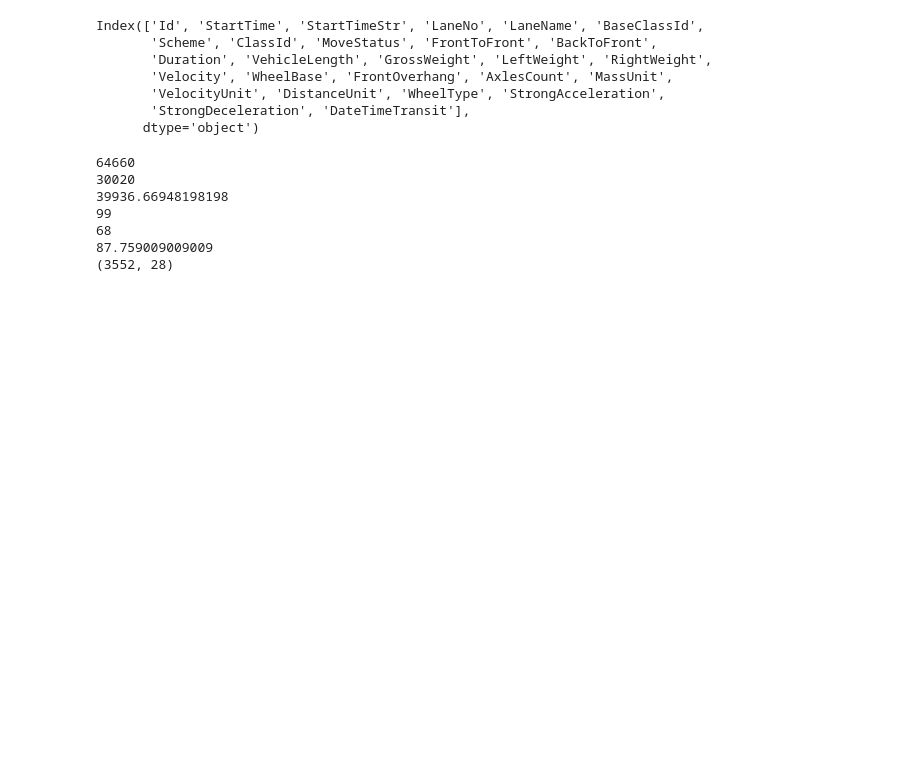
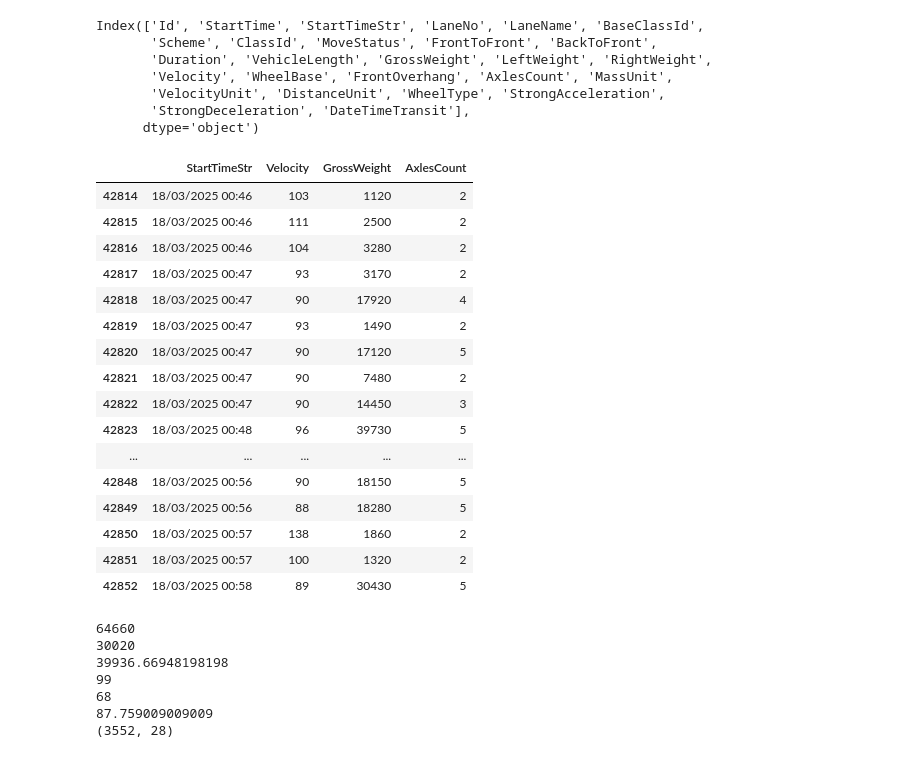
Before and after one commit to Thomas-Lohith/industry_time_series, a Jupyter notebook: src/research/notebooks/weighing_data.ipynb, the cells around one changed output. Cells and saved outputs as stored; diff of their text form; code cells hidden in the pictures; blank space fills up the shorter version.

Commit message:
tracking vehicle progression for 15min interval experiments bcoz easy to fuse with other 15min interval data

```diff
--- a/src/research/notebooks/weighing_data.ipynb
+++ b/src/research/notebooks/weighing_data.ipynb
@@ -25,3 +41,5 @@ NameError: name 'df' is not defined
 # %%
-print(df[45897:45908])
+#filtering every 15min vehciles data by hardcoding the index from the excels sheets
+df_filtered = df[42814:42853]
+print(df_filtered)
 # %% [output]
@@ -39,5 +71,25 @@ Index(['Id', 'StartTime', 'StartTimeStr', 'LaneNo', 'LaneName', 'BaseClassId',
        'StrongDeceleration', 'DateTimeTransit'],
       dtype='object')
 # %%
-df = df[['StartTimeStr', 'Velocity', 'GrossWeight' ]]
+df_export = df_filtered[['StartTimeStr', 'Velocity', 'GrossWeight', 'AxlesCount' ]]
+# %%
+df_export
+# %% [output]
+|  | StartTimeStr | Velocity | GrossWeight | AxlesCount |
+| 42814 | 18/03/2025 00:46 | 103 | 1120 | 2 |
+| 42815 | 18/03/2025 00:46 | 111 | 2500 | 2 |
+| 42816 | 18/03/2025 00:46 | 104 | 3280 | 2 |
+| 42817 | 18/03/2025 00:47 | 93 | 3170 | 2 |
+| 42818 | 18/03/2025 00:47 | 90 | 17920 | 4 |
+| 42819 | 18/03/2025 00:47 | 93 | 1490 | 2 |
+| 42820 | 18/03/2025 00:47 | 90 | 17120 | 5 |
+| 42821 | 18/03/2025 00:47 | 90 | 7480 | 2 |
+| 42822 | 18/03/2025 00:47 | 90 | 14450 | 3 |
+| 42823 | 18/03/2025 00:48 | 96 | 39730 | 5 |
+| ... | ... | ... | ... | ... |
+| 42848 | 18/03/2025 00:56 | 90 | 18150 | 5 |
+| 42849 | 18/03/2025 00:56 | 88 | 18280 | 5 |
+| 42850 | 18/03/2025 00:57 | 138 | 1860 | 2 |
+| 42851 | 18/03/2025 00:57 | 100 | 1320 | 2 |
+| 42852 | 18/03/2025 00:58 | 89 | 30430 | 5 |
 # %%
```
Also changed, not shown: parts of 6 cells of this notebook, 7 other files.
